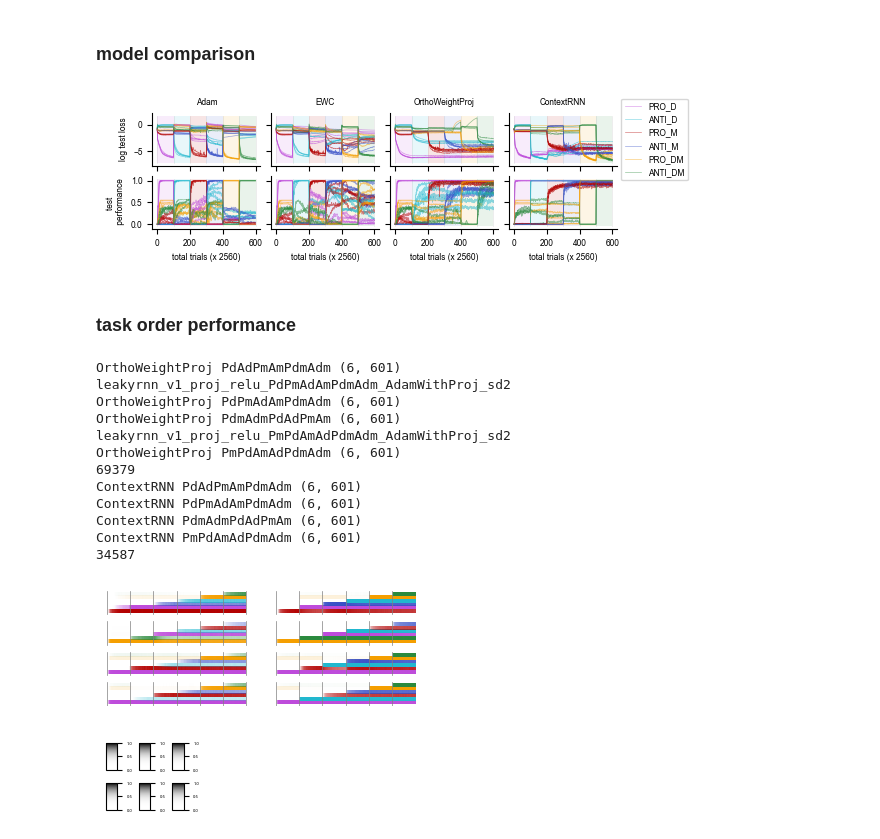
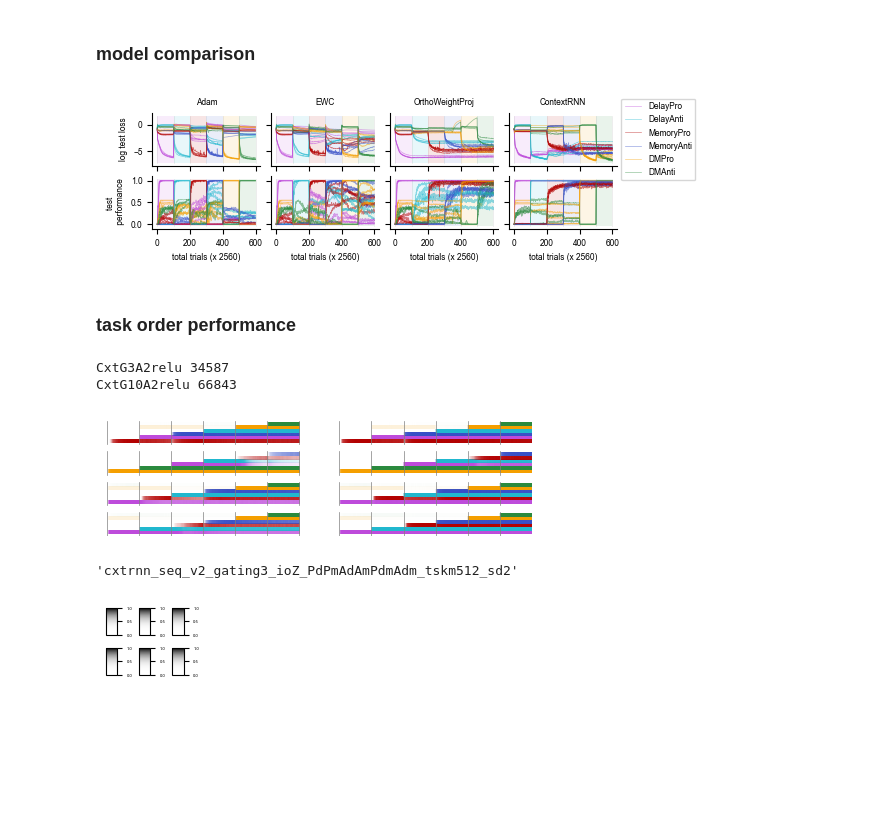
Before and after one commit to hzshan/context_inference_rnn, a Jupyter notebook: train.ipynb, the cells around one changed output. Drawn from its saved outputs; the diff is of its cells as text; code cells hidden in the pictures; blank space fills up the shorter version.

Commit message:
add requirements

```diff
--- a/train.ipynb
+++ b/train.ipynb
@@ -36,6 +36,7 @@ label_dict = {
 plt.rcParams.update({'font.size': 6,})
 task_order = 'PdAdPmAmPdmAdm' # ['PdAdPmAmPdmAdm', 'PdPmAdAmPdmAdm', 'PdmAdmPdAdPmAm', 'PmPdAmAdPdmAdm']
 nonlin_str = '_relu'
+nonlin_save_str = '_tanh' if nonlin_str == '' else nonlin_str
 model_titles = ['Adam', 'EWC', 'OrthoWeightProj', 'ContextRNN']
 n_model = len(model_titles)
 
@@ -50,7 +51,6 @@ for i_model in range(n_model):
             save_name = f'leakyrnn_v1_ewc50000{nonlin_str}_{task_order}_AdamWithProj_sd{seed}'
         elif i_model == 2:
             save_name = f'leakyrnn_v1_proj{nonlin_str}_{task_order}_AdamWithProj_sd{seed}'
-            # save_name = f'leakyrnn_proj_a0pt1_nh256{nonlin_str}_wfix0pt2_{task_order}_fix2_AdamWithProj_lr0pt01_wd1e-05_sd{seed}'
         else:
             save_name = f'cxtrnn_seq_v2_gating3_ioZ{nonlin_str}_{task_order}_tskm512_sd{seed}'
         config = load_config(save_name)
@@ -62,7 +62,7 @@ for i_model in range(n_model):
         for irow in range(2):
             ts_arr = [np.log(ts_loss_arr), ts_perf_arr][irow]
             for itask, task in enumerate(config['task_list']):
-                label_kwargs = {'label': config['task_list'][itask]} if seed == 0 else {}
+                label_kwargs = {'label': label_dict[config['task_list'][itask]]} if seed == 0 else {}
                 axes[irow, i_model].plot(ts_arr[itask], color=color_dict[task], alpha=0.5,
                                          **label_kwargs, linewidth=0.5)
 
@@ -89,78 +89,89 @@ for icol in range(n_model):
         for itask, task in enumerate(task_list):
             ax.fill_between([itask * dn_ckpt + dn_plot, (itask + 1) * dn_ckpt + dn_plot], ymin, ymax,
                             color=color_dict[task], alpha=0.1, edgecolor='none')
-fig_name = f'./figures/model_cmp_{task_order}.png'
+
+fig_name = f'./figures/model_cmp_{task_order}{nonlin_save_str}.png'
 fig.savefig(fig_name, bbox_inches='tight')
 fig.savefig(fig_name.replace('.png', '.pdf'), bbox_inches='tight')
 # %% [output]
-[figure, old version]
+[figure, new version]
 # %% [markdown]
 ### task order performance
 # %%
 import matplotlib.colors as mcolors
 plt.rcParams.update({'font.size': 6,})
-fig, axes = plt.subplots(1, 2, figsize=(4, 1.5))
-nonlin_str = '_relu'
+fig, axes = plt.subplots(1, 2, figsize=(5.5, 1.5))
 n_task = 6
 y_gap = 3
 n_ckpt = 601
 task_order_list = ['PdAdPmAmPdmAdm', 'PdPmAdAmPdmAdm', 'PdmAdmPdAdPmAm', 'PmPdAmAdPdmAdm']
-model_titles = ['OrthoWeightProj', 'ContextRNN']
+#########################
+# model_titles = ['OrthoWeightProj', 'ContextRNN']
+# save_name_fn0 = lambda task_order, seed: f'leakyrnn_v1_proj_relu_{task_order}_AdamWithProj_sd{seed}'
+# save_name_fn1 = lambda task_order, seed: f'cxtrnn_seq_v2_gating3_ioZ_relu_{task_order}_tskm512_sd{seed}'
+##########################
+g1, g2 = 3, 10
+alpha = 0.2
+nonlin = 'relu'
+model_titles = [f'CxtG{g}A{int(alpha*10)}{nonlin}' for g in [g1, g2]]
+alpha_str = {0.1: '', 0.2: '_a0pt2'}[alpha]
+nonlin_str = {'tanh': '', 'relu': '_relu'}[nonlin]
+save_name_fn0 = lambda task_order, seed: f'cxtrnn_seq_v2_gating{g1}_ioZ{alpha_str}{nonlin_str}_{task_order}_tskm512_sd{seed}'
+save_name_fn1 = lambda task_order, seed: f'cxtrnn_seq_v2_gating{g2}_ioZ{alpha_str}{nonlin_str}_{task_order}_tskm512_sd{seed}'
+##########################
 for i_model, model_title in enumerate(model_titles):
     ax = axes[i_model]
     for i_order, task_order in enumerate(task_order_list):
         ts_arr_seeds = []
         for seed in range(5):
             if i_model == 0:
-                save_name = f'leakyrnn_v1_proj{nonlin_str}_{task_order}_AdamWithProj_sd{seed}'
+                save_name = save_name_fn0(task_order, seed)
             else:
-                save_name = f'cxtrnn_seq_v2_gating3_ioZ{nonlin_str}_{task_order}_tskm512_sd{seed}'
+                save_name = save_name_fn1(task_order, seed)
+            if not os.path.isfile(f'./saved_models/{save_name}/config.json'):
+                print(save_name)
+                continue
             config = load_config(save_name)
             config['retrain'] = False
-            assert config['strict'] == True
             if not os.path.isfile(f'./saved_models/{save_name}/ts_perf_strict.npy'):
                 print(save_name)
                 continue
+            assert config['strict'] == True
             train_fn = eval(config.get('train_fn', 'train_cxtrnn_sequential'))
             model, tr_loss_arr, ts_loss_arr, ts_perf_arr = train_fn(**config)
             ts_arr_seeds.append(ts_perf_arr)
         ts_arr_seeds = np.array(ts_arr_seeds)
         ts_arr_avg = ts_arr_seeds.mean(0)
-        print(model_title, task_order, ts_arr_avg.shape)
         for i_task, task_ts in enumerate(config['task_list']):
             plot_y = i_order * (n_task + y_gap) + i_task
             plot_arr = ts_arr_avg[i_task:(i_task + 1)]
             rgba = np.zeros((*plot_arr.shape, 4))
             rgba[..., :3] = mcolors.to_rgb(color_dict[task_ts])
             rgba[..., 3] = plot_arr ** 3
             ax.imshow(rgba, aspect='auto', extent=[0, n_ckpt, plot_y, plot_y+1], origin='lower')
-    print(sum(p.numel() for p in model.parameters() if p.requires_grad), flush=True)
+    print(model_title, sum(p.numel() for p in model.parameters() if p.requires_grad), flush=True)
     ymax = (len(task_order_list) - 1) * (n_task + y_gap) + n_task
     dn_ckpt = config['num_iter'] / config['ckpt_step']
     for ix in range(n_task + 1):
         for i_order in range(len(task_order_list)):
             plot_y = i_order * (n_task + y_gap)
             ax.plot([ix * dn_ckpt + 1] * 2, [plot_y - 0.5, plot_y + n_task + 0.5], color='gray', alpha=1, linewidth=0.5)
     ax.set_xlim(0 - 2, n_ckpt + 2)
     ax.set_ylim(0 - 0.6, ymax + 0.6)
     ax.axis('off')
-fig_name = f'./figures/task_order_performance.png'
+
+save_sfx = '_'.join(model_titles)
+fig_name = f'./figures/task_order_performance_{save_sfx}.png'
 fig.savefig(fig_name, bbox_inches='tight')
 fig.savefig(fig_name.replace('.png', '.pdf'), bbox_inches='tight')
 # %% [output]
-OrthoWeightProj PdAdPmAmPdmAdm (6, 601)
-leakyrnn_v1_proj_relu_PdPmAdAmPdmAdm_AdamWithProj_sd2
-OrthoWeightProj PdPmAdAmPdmAdm (6, 601)
-OrthoWeightProj PdmAdmPdAdPmAm (6, 601)
-leakyrnn_v1_proj_relu_PmPdAmAdPdmAdm_AdamWithProj_sd2
-OrthoWeightProj PmPdAmAdPdmAdm (6, 601)
-69379
-ContextRNN PdAdPmAmPdmAdm (6, 601)
-ContextRNN PdPmAdAmPdmAdm (6, 601)
-ContextRNN PdmAdmPdAdPmAm (6, 601)
-ContextRNN PmPdAmAdPdmAdm (6, 601)
-34587
+CxtG3A2relu 34587
+CxtG10A2relu 66843
-[figure, old version]
+[figure, new version]
+# %%
+save_name
+# %% [output]
+'cxtrnn_seq_v2_gating3_ioZ_PdPmAdAmPdmAdm_tskm512_sd2'
 # %%
 import numpy as np
 import matplotlib.pyplot as plt
```
Also changed, not shown: parts of 20 cells of this notebook, 2 other files.
